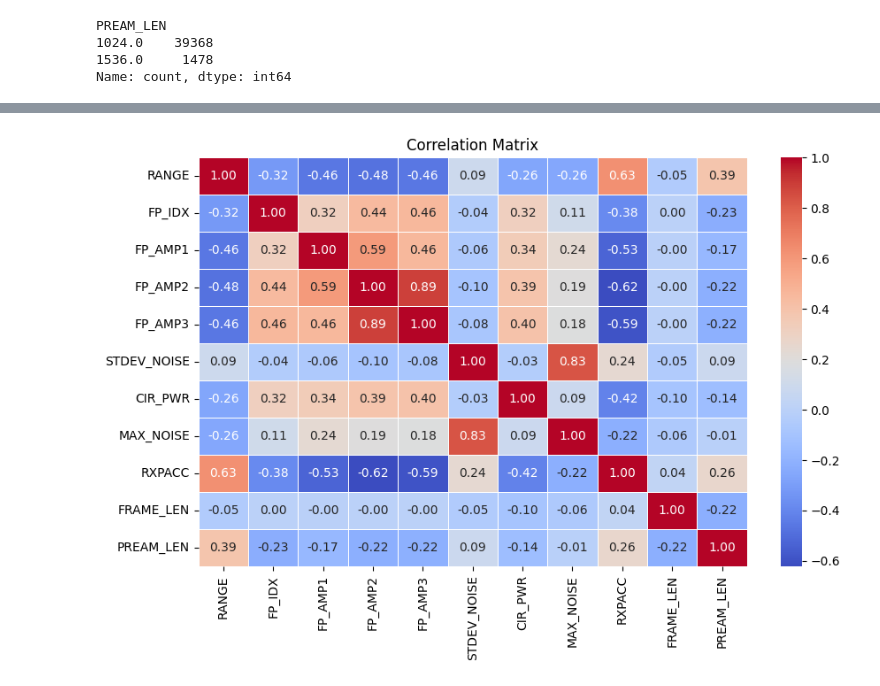
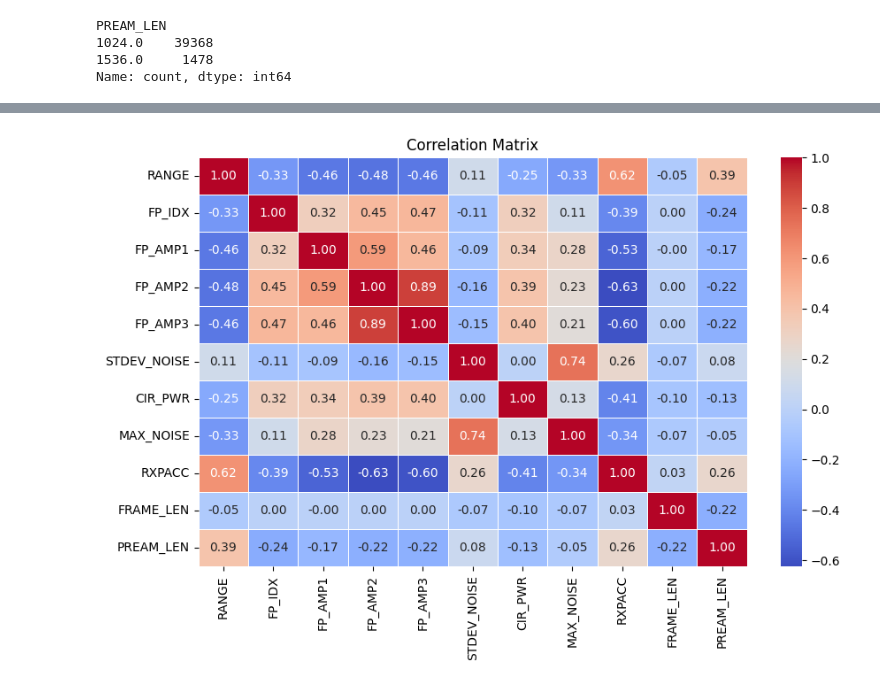
Before and after one commit to janaveniice/UoG-DA_Group17, a Jupyter notebook: distance-estimator-model/model.ipynb, the cells around one changed output, grey strips where cells are left out. Saved outputs shown, nothing was run; the diff lists cells and outputs as text; code cells hidden in the pictures.

```diff
--- a/distance-estimator-model/model.ipynb
+++ b/distance-estimator-model/model.ipynb
@@ -375,16 +416,16 @@ plt.show()
 # %%
 # Shortlisted features to check correlation with each other
 features = ['RANGE', 'FP_IDX', 'FP_AMP1', 'FP_AMP2', 'FP_AMP3',
             'STDEV_NOISE', 'CIR_PWR', 'MAX_NOISE', 'RXPACC',
             'FRAME_LEN','PREAM_LEN']
 
 # Compute the correlation matrix
-correlation_matrix = df[features].corr()
+correlation_matrix = df_cleaned[features].corr()
 
 # Plot the heatmap
 plt.figure(figsize=(10, 6))
 sns.heatmap(correlation_matrix, annot=True, cmap="coolwarm", fmt=".2f", linewidths=0.5)
 plt.title("Correlation Matrix")
 plt.show()
 # %% [output]
-[figure, old version]
+[figure, new version]
```
Also changed, not shown: parts of 16 cells of this notebook.
